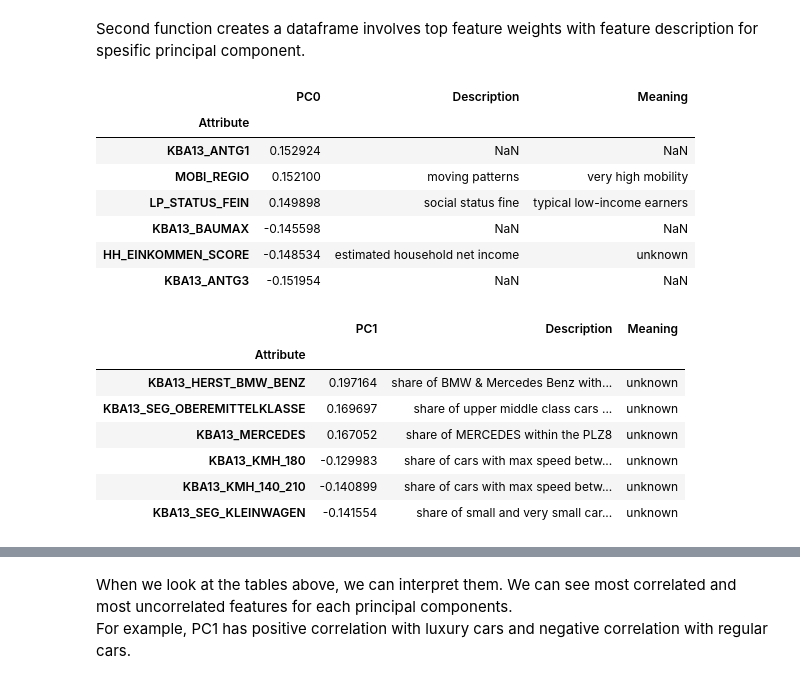
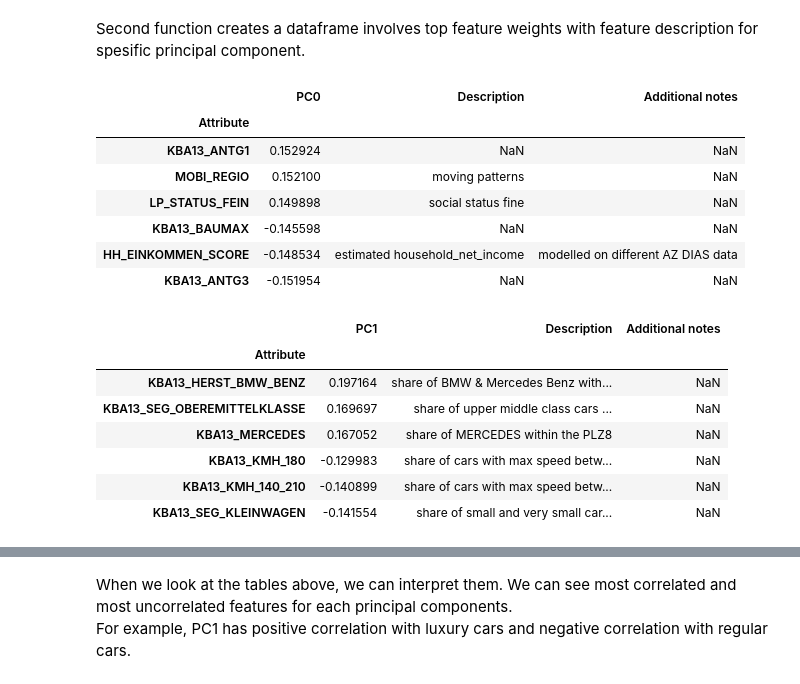
Before and after one commit to tbuyar/Arvato-Customer-Segmentation-Project, a Jupyter notebook: Arvato Project Workbook.ipynb, the cells around one changed output, grey strips where cells are left out. Saved outputs shown, nothing was run; the diff lists cells and outputs as text; code cells hidden in the pictures.

```diff
--- a/Arvato Project Workbook.ipynb
+++ b/Arvato Project Workbook.ipynb
@@ -497,6 +505,9 @@ z = np.abs(stats.zscore(azdias_clean))
 # %%
 # filter all rows whose z score less than 6
 azdias_clean = azdias_clean[(z < 6).all(axis=1)]
+# %%
+# reset index for new dataframe
+azdias_clean.reset_index(drop=True, inplace=True)
 # %%
 azdias_clean.shape
 # %% [output]
@@ -506,6 +520,9 @@ azdias_clean.shape
 # %%
 # define scaler by using StandardScaler from sklearn, which standardize features by removing the mean and scaling to unit variance
 scaler = StandardScaler()
+# %%
+# to keep LNR column same we need to copy it
+lnr=azdias_clean['LNR']
 # %%
 # fit and transform of scaler on dataframe
 azdias_clean=pd.DataFrame(scaler.fit_transform(azdias_clean), columns = azdias_clean.columns)
@@ -553,7 +577,7 @@ def data_preprocessing (df, df_name = None):
     df_clean.drop(rows_to_drop, inplace=True)
 
     # Remove the columns which involve too many features
-    df_clean.drop(columns=["LNR", "CAMEO_DEU_2015", "CAMEO_INTL_2015", "D19_LETZTER_KAUF_BRANCHE"], inplace=True)
+    df_clean.drop(columns=["CAMEO_DEU_2015", "CAMEO_INTL_2015", "D19_LETZTER_KAUF_BRANCHE"], inplace=True)
 
     # Change dtype of EINGEFUEGT_AM column from object to datetime and extract only year
     df_clean["EINGEFUEGT_AM"]=pd.to_datetime(df_clean["EINGEFUEGT_AM"])
@@ -566,7 +590,7 @@ def data_preprocessing (df, df_name = None):
     df_clean=pd.get_dummies(df_clean, drop_first=True)
 
     # Impute missing values with mode value
-    imputer = SimpleImputer(strategy='most_frequent')
+    imputer = Imputer(strategy='most_frequent')
     df_clean=pd.DataFrame(imputer.fit_transform(df_clean), columns = df_clean.columns)
 
     # Identify and remove 45 correlated features
@@ -583,9 +607,10 @@ def data_preprocessing (df, df_name = None):
     # Remove outliers from dataset by using z score
     z = np.abs(stats.zscore(df_clean))
     df_clean = df_clean[(z < 6).all(axis=1)]
+    df_clean.reset_index(drop=True, inplace=True)
 
     # Standardization of dataset
-    lnr=df_clean['LNR'] # to keep LNR column same
+    lnr=df_clean['LNR']
     scaler = StandardScaler()
     df_clean=pd.DataFrame(scaler.fit_transform(df_clean), columns = df_clean.columns)
     df_clean['LNR']=lnr
@@ -771,29 +820,29 @@ def most_important_features(pca_feature_importance_matrix, df, df_attribute, com
     pc_tops = pd.merge(left=pc_tops, right=df_attribute, how='left', left_on=pc_tops.index, right_on='Attribute')
 
     # set index attribute column
-    pc_tops=pc_tops.set_index("Attribute").drop(columns=["Value"])
+    pc_tops=pc_tops.set_index("Attribute").drop(columns=["Information level"])
 
     return pc_tops
 # %%
-most_important_features(azdias_pca_feature_importance, azdias_clean, value_att, 0)
+most_important_features(azdias_pca_feature_importance, azdias_clean, level_att, 0)
 # %% [output]
-|  | PC0 | Description | Meaning |
+|  | PC0 | Description | Additional notes |
 | Attribute |  |  |  |
 | KBA13_ANTG1 | 0.152924 | NaN | NaN |
-| MOBI_REGIO | 0.152100 | moving patterns | very high mobility |
-| LP_STATUS_FEIN | 0.149898 | social status fine | typical low-income earners |
+| MOBI_REGIO | 0.152100 | moving patterns | NaN |
+| LP_STATUS_FEIN | 0.149898 | social status fine | NaN |
 | KBA13_BAUMAX | -0.145598 | NaN | NaN |
-| HH_EINKOMMEN_SCORE | -0.148534 | estimated household net income | unknown |
+| HH_EINKOMMEN_SCORE | -0.148534 | estimated household_net_income | modelled on different AZ DIAS data |
 | KBA13_ANTG3 | -0.151954 | NaN | NaN |
 # %%
-most_important_features(azdias_pca_feature_importance, azdias_clean, value_att, 1)
+most_important_features(azdias_pca_feature_importance, azdias_clean, level_att, 1)
 # %% [output]
-|  | PC1 | Description | Meaning |
+|  | PC1 | Description | Additional notes |
 | Attribute |  |  |  |
-| KBA13_HERST_BMW_BENZ | 0.197164 | share of BMW & Mercedes Benz with... | unknown |
-| KBA13_SEG_OBEREMITTELKLASSE | 0.169697 | share of upper middle class cars ... | unknown |
-| KBA13_MERCEDES | 0.167052 | share of MERCEDES within the PLZ8 | unknown |
-| KBA13_KMH_180 | -0.129983 | share of cars with max speed betw... | unknown |
-| KBA13_KMH_140_210 | -0.140899 | share of cars with max speed betw... | unknown |
-| KBA13_SEG_KLEINWAGEN | -0.141554 | share of small and very small car... | unknown |
+| KBA13_HERST_BMW_BENZ | 0.197164 | share of BMW & Mercedes Benz with... | NaN |
+| KBA13_SEG_OBEREMITTELKLASSE | 0.169697 | share of upper middle class cars ... | NaN |
+| KBA13_MERCEDES | 0.167052 | share of MERCEDES within the PLZ8 | NaN |
+| KBA13_KMH_180 | -0.129983 | share of cars with max speed betw... | NaN |
+| KBA13_KMH_140_210 | -0.140899 | share of cars with max speed betw... | NaN |
+| KBA13_SEG_KLEINWAGEN | -0.141554 | share of small and very small car... | NaN |
 # %%
```
Also changed, not shown: parts of 47 cells of this notebook.
